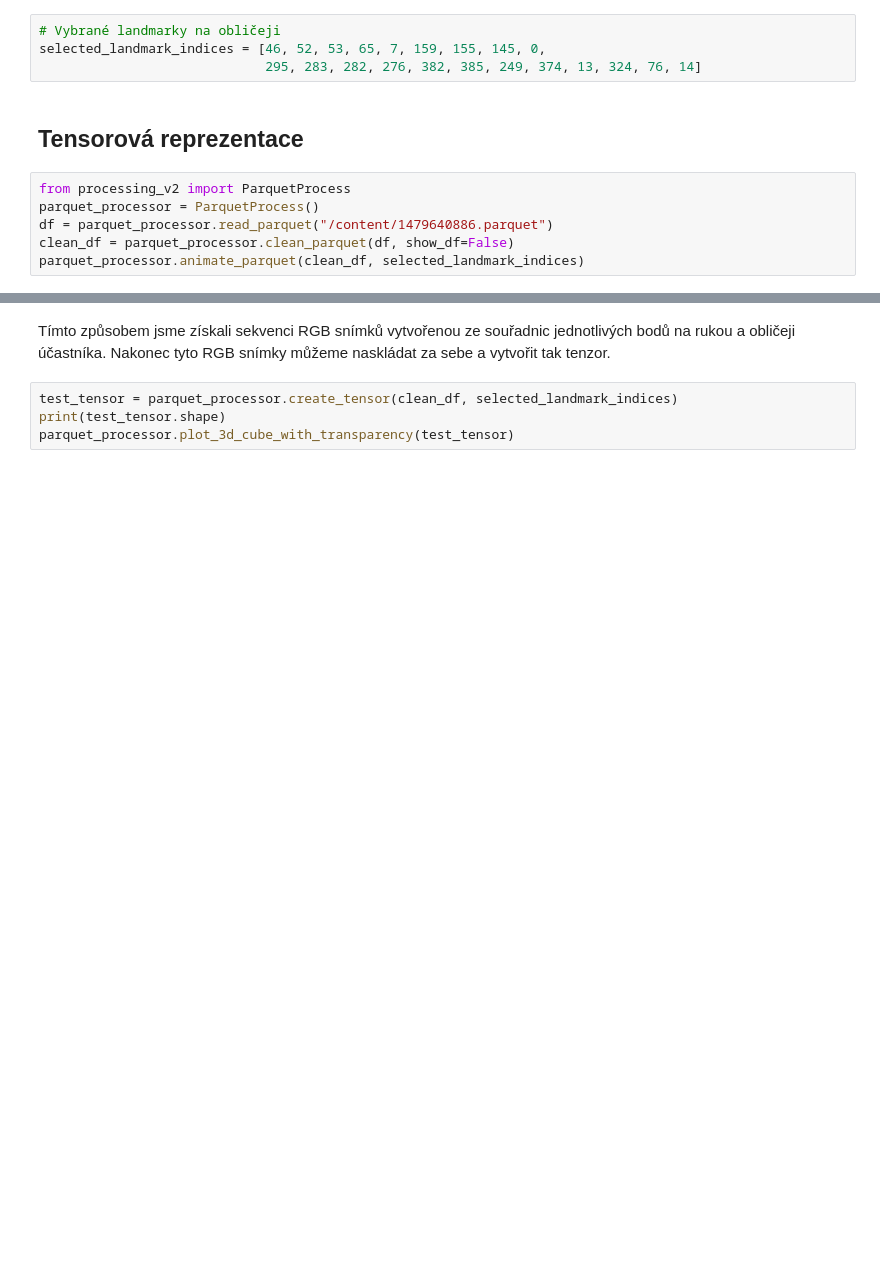
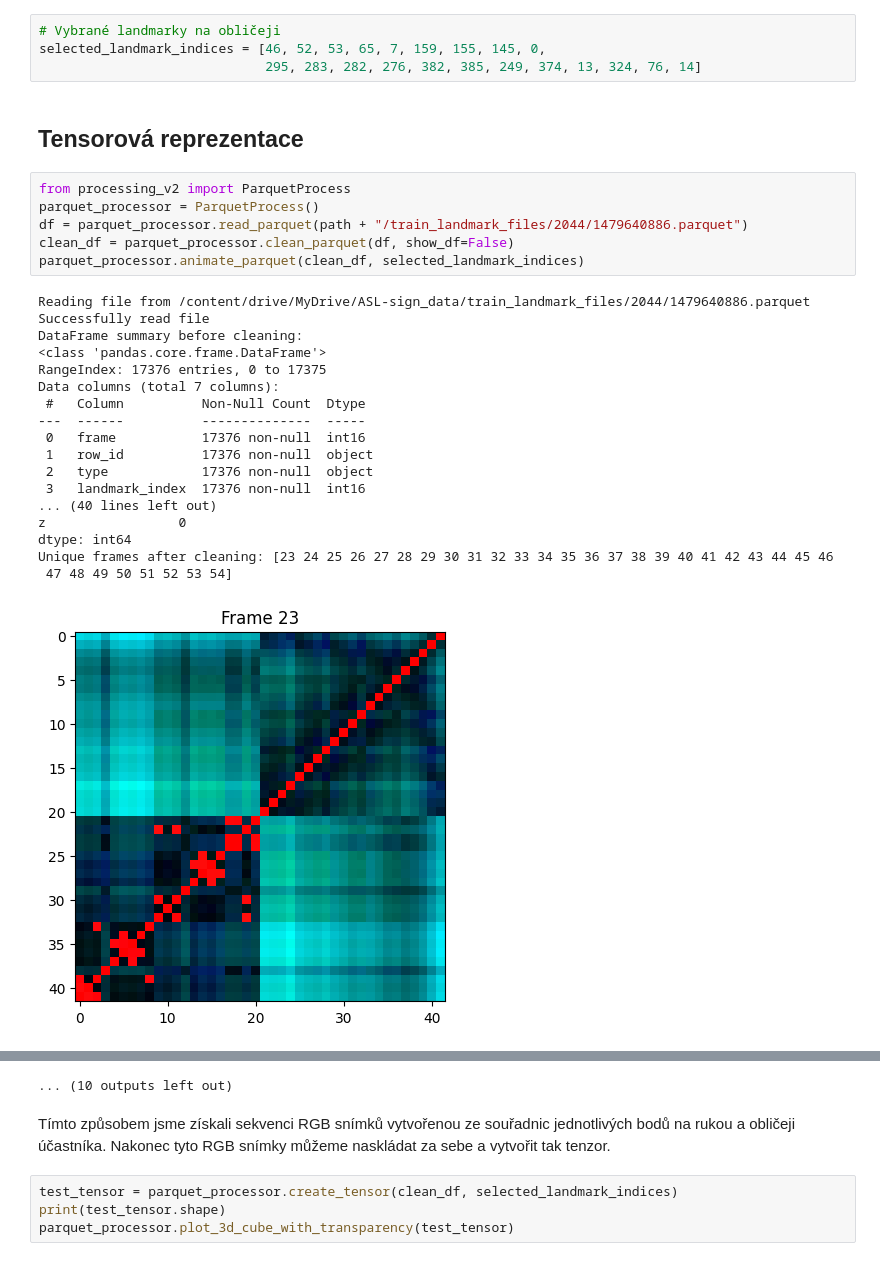
Before and after one commit to Strojove-uceni/23206-final-sign-language-recognition-in-video, a Jupyter notebook: Final_SU2_notebook.ipynb, the cells around one changed output, grey strips where cells are left out. Drawn from its saved outputs; the diff is of its cells as text; blank space fills up the shorter version.

```diff
--- a/Final_SU2_notebook.ipynb
+++ b/Final_SU2_notebook.ipynb
@@ -126,6 +134,25 @@ selected_landmark_indices = [46, 52, 53, 65, 7, 159, 155, 145, 0,
 # %%
 from processing_v2 import ParquetProcess
 parquet_processor = ParquetProcess()
-df = parquet_processor.read_parquet("/content/1479640886.parquet")
+df = parquet_processor.read_parquet(path + "/train_landmark_files/2044/1479640886.parquet")
 clean_df = parquet_processor.clean_parquet(df, show_df=False)
 parquet_processor.animate_parquet(clean_df, selected_landmark_indices)
+# %% [output]
+Reading file from /content/drive/MyDrive/ASL-sign_data/train_landmark_files/2044/1479640886.parquet
+Successfully read file
+DataFrame summary before cleaning:
+<class 'pandas.core.frame.DataFrame'>
+RangeIndex: 17376 entries, 0 to 17375
+Data columns (total 7 columns):
+ #   Column          Non-Null Count  Dtype
+---  ------          --------------  -----
+ 0   frame           17376 non-null  int16
+ 1   row_id          17376 non-null  object
+ 2   type            17376 non-null  object
+ 3   landmark_index  17376 non-null  int16
+... (40 lines left out)
+z                 0
+dtype: int64
+Unique frames after cleaning: [23 24 25 26 27 28 29 30 31 32 33 34 35 36 37 38 39 40 41 42 43 44 45 46
+ 47 48 49 50 51 52 53 54]
+[figure, added]
@@ -132,3 +169,4 @@ parquet_processor.animate_parquet(clean_df, selected_landmark_indices)
+... (10 outputs left out)
 # %% [markdown]
 Tímto způsobem jsme získali sekvenci RGB snímků vytvořenou ze souřadnic jednotlivých bodů na rukou a obličeji účastníka. Nakonec tyto RGB snímky můžeme naskládat za sebe a vytvořit tak tenzor.
 # %%
```
Also changed, not shown: parts of 9 cells of this notebook.
